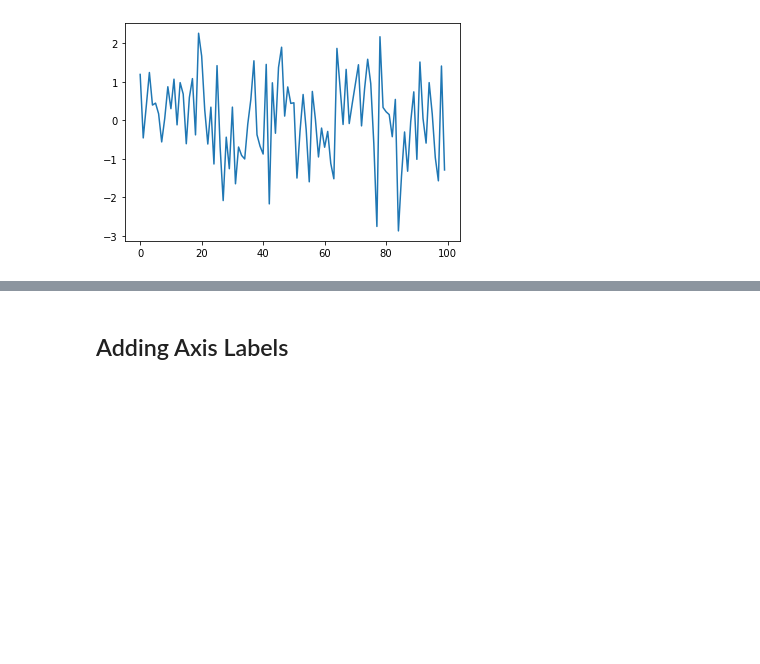
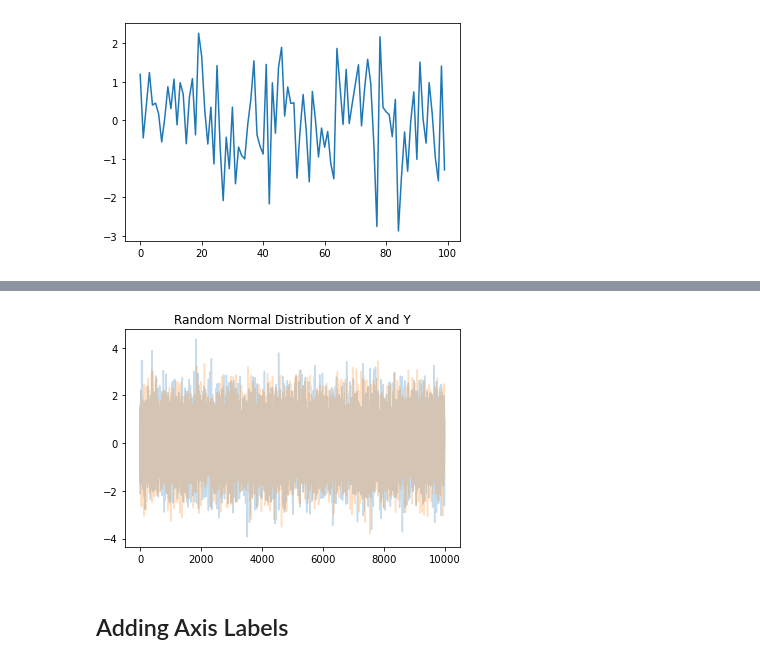
Before and after one commit to hank-butler/hf, a Jupyter notebook: quantopian/ch01-intro_to_research.ipynb, the cells around one changed output, grey strips where cells are left out. Saved outputs shown, nothing was run; the diff lists cells and outputs as text; code cells hidden in the pictures; blank space fills up the shorter version.

```diff
--- a/quantopian/ch01-intro_to_research.ipynb
+++ b/quantopian/ch01-intro_to_research.ipynb
@@ -85,3 +85,5 @@ plt.plot(x);
+# %%
+y = np.random.normal(0, 1, 10000)
 # %%
 plt.plot(x)
 plt.title('Random Normal Distribution of X');
@@ -90,3 +92,9 @@ plt.title('Random Normal Distribution of X');
+# %%
+plt.plot(x, alpha = 0.25)
+plt.plot(y, alpha = 0.25)
+plt.title('Random Normal Distribution of X and Y');
+# %% [output]
+[figure, added]
 # %% [markdown]
 ## Adding Axis Labels
 # %% [markdown]
```
Also changed, not shown: parts of 4 cells of this notebook.
